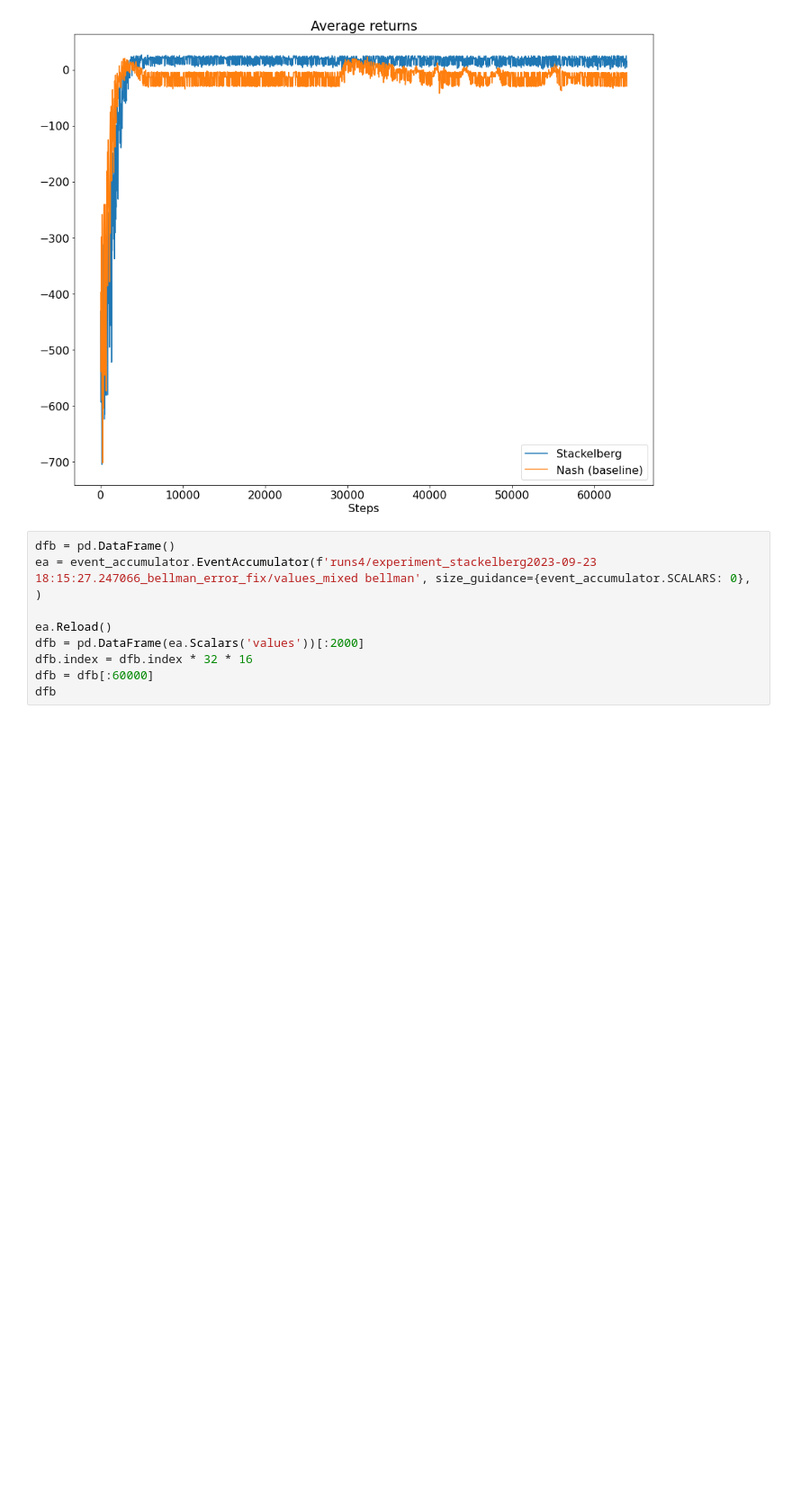
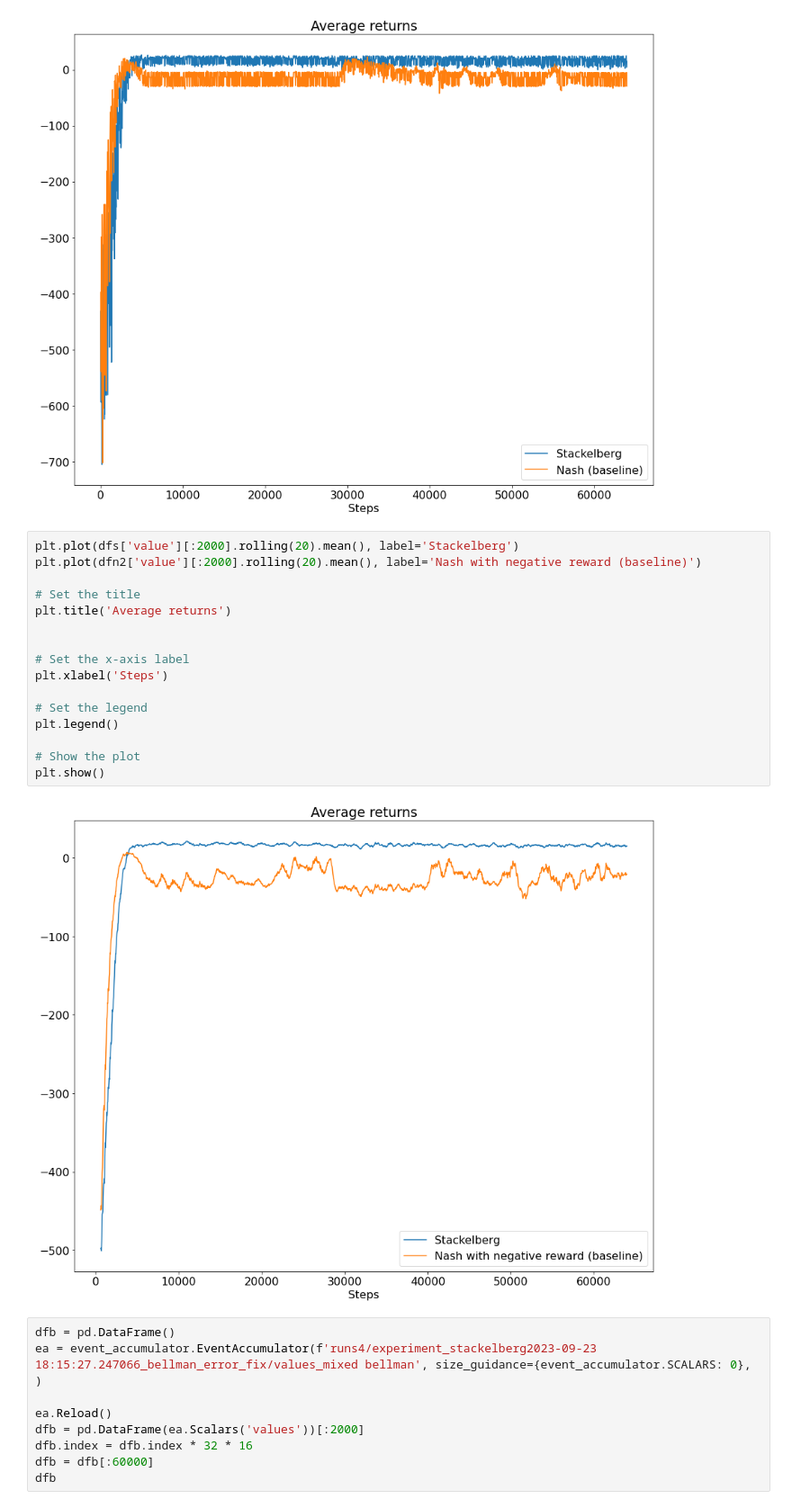
Before and after one commit to arjun-prakash/stackelberg-reach-avoid, a Jupyter notebook: gym_examples/src/process_data.ipynb, the cells around one changed output. Shown at 90% size. Saved outputs shown, nothing was run; the diff lists cells and outputs as text; blank space fills up the shorter version.

```diff
--- a/gym_examples/src/process_data.ipynb
+++ b/gym_examples/src/process_data.ipynb
@@ -79,6 +103,24 @@ plt.legend()
 plt.show()
 # %% [output]
 [figure]
+# %%
+plt.plot(dfs['value'][:2000].rolling(20).mean(), label='Stackelberg')
+plt.plot(dfn2['value'][:2000].rolling(20).mean(), label='Nash with negative reward (baseline)')
+
+# Set the title
+plt.title('Average returns')
+
+
+# Set the x-axis label
+plt.xlabel('Steps')
+
+# Set the legend
+plt.legend()
+
+# Show the plot
+plt.show()
+# %% [output]
+[figure, added]
 # %%
 dfb = pd.DataFrame()
 ea = event_accumulator.EventAccumulator(f'runs4/experiment_stackelberg2023-09-23 18:15:27.247066_bellman_error_fix/values_mixed bellman', size_guidance={event_accumulator.SCALARS: 0},
```
Also changed, not shown: parts of 2 cells of this notebook, 1 other file.
